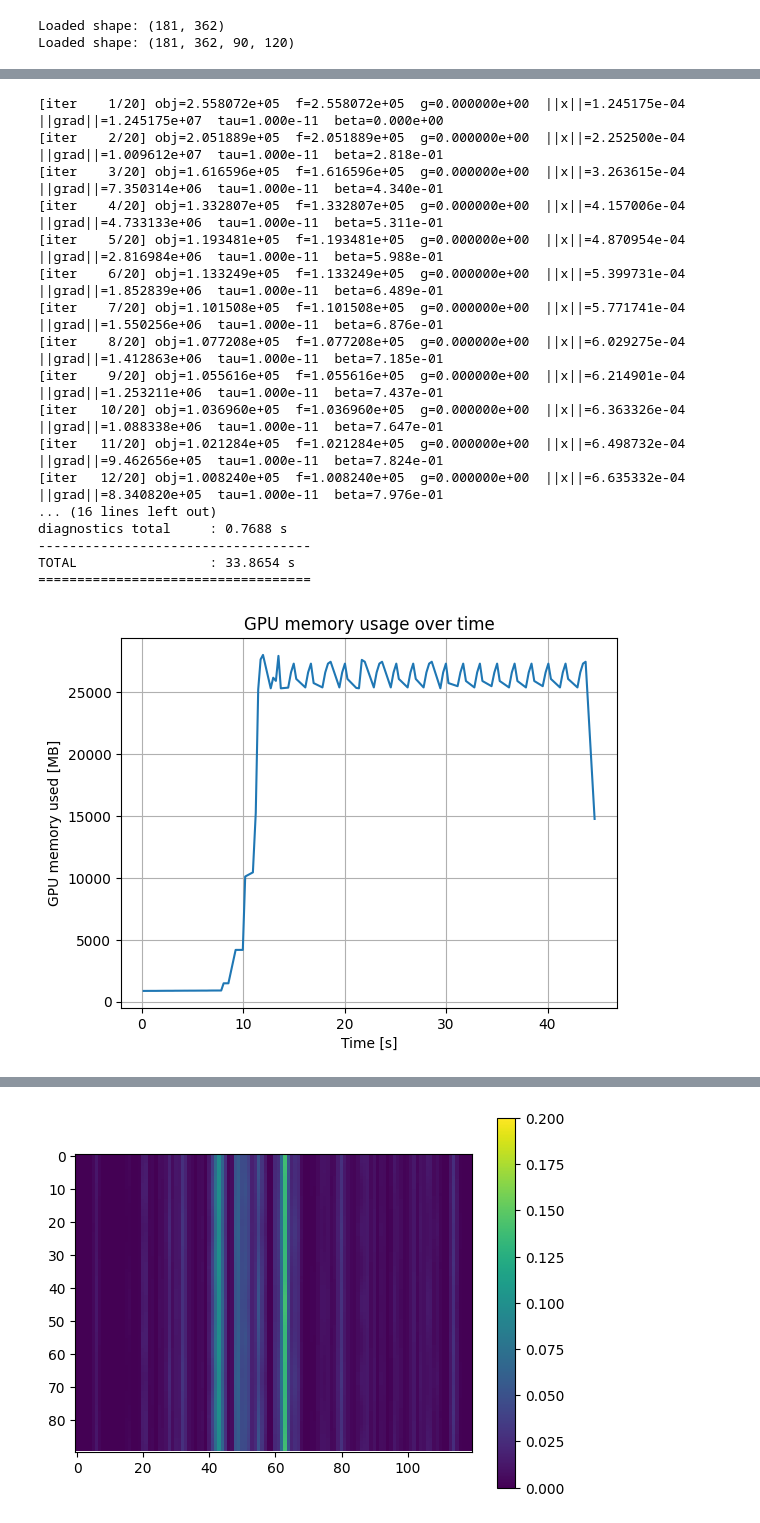
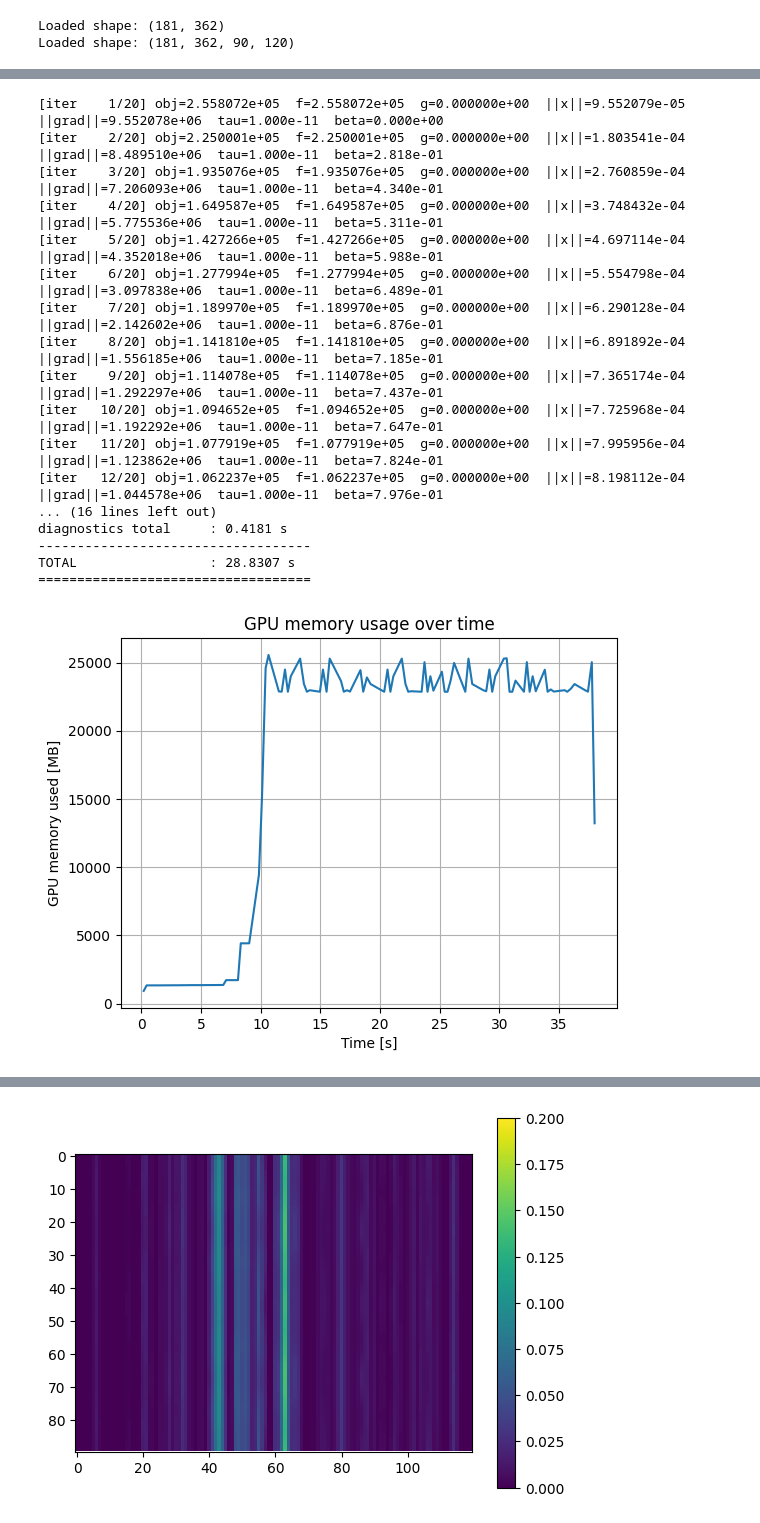
Before and after one commit to msaca-okse/basis_adaptive_textom, a Jupyter notebook: testing/bb_texture_analysis.ipynb, the cells around one changed output, grey strips where cells are left out. Cells and saved outputs as stored; diff of their text form; code cells hidden in the pictures.

```diff
--- a/testing/bb_texture_analysis.ipynb
+++ b/testing/bb_texture_analysis.ipynb
@@ -40,5 +38,4 @@ ModuleNotFoundError: No module named 'package.cil_addons'
 # %%
-#config_path = "configs/aluminum_config_small.yaml"
 config_path = "configs/bb_config_1.yaml"
 
 with open(config_path, 'r') as f:
@@ -47,7 +44,6 @@ with open(config_path, 'r') as f:
 grid_resolution_parameter = cfg['grid_resolution_parameter']
 kernel_sigma = cfg['kernel_sigma']
 N_theta = cfg['N_theta']
-min_two_theta = cfg['min_two_theta']
 N_chi = cfg['N_chi']
 N_rot = cfg['N_rot']
 Nx = cfg['Nx']
@@ -86,11 +80,17 @@ NameError: name 'cif_path' is not defined
 # %%
-grids_list = []
-for i_mat in range(N_mat):
-    pg = materials[i_mat].point_group_matrices
-    pg_mats = pg.reshape(-1, 3, 3)
-    pg_rotations = ROT.from_matrix(pg_mats)
-    grid = grids.hopf_grid(7, pg_rotations)
-    grids_list.append(grid)
+grid_resolution_parameter = 6      # example
+kernel_sigma = 0.25                # example
+sigma_levels = [kernel_sigma]      # start with single level
+
+grids = []
+
+for mat in materials:
+    tree = OrientationTree.from_hopf_fzone(
+        mat.point_group_matrices,
+        grid_resolution_parameter=grid_resolution_parameter,
+        sigma_levels=sigma_levels,
+    )
+    grids.append(tree)
 # %%
 with h5py.File(datapath + absorption_file, 'r') as file:
     # Check the keys in the file (this shows the main datasets or groups)
@@ -187,7 +186,7 @@ gpu_log.start()
 op = PFO_OPENCL_BATCHED(
         cfg = cfg,
         materials=materials,
-        grids = grids_list,
+        grids = grids,
         two_thetas = two_theta,
         verbose=False)
 
@@ -210,48 +209,48 @@ assert out_gpu.flags.c_contiguous
 op.set_pf_batch_max_gb(1.5)
 # l1 constant: 1e7
 # tv constant: 2e-6
 # L constant for l1: 5e11
 solver = FISTAHuberOpenCL(op, prox_kind="nonneg", lam=1e2, L=1e11, huber_delta=0.1)
 
 
 x_sol_gpu = solver.run(x0_gpu, out_gpu, niter=20, verbose=1, diagnostics_interval=1)
 coeffs = x_sol_gpu.get().transpose((0,1,2))[::-1,::-1]
 # op.free_memory()
 # del x_sol_gpu
 # del out_gpu
 # del x0_gpu
 # gc.collect()
 
 gpu_log.stop()
 
 t, mem = gpu_log.as_arrays()
 import matplotlib.pyplot as plt
 
 plt.plot(t, mem)
 plt.xlabel("Time [s]")
 plt.ylabel("GPU memory used [MB]")
 plt.title("GPU memory usage over time")
 plt.grid(True)
 plt.show()
 # %% [output]
-[iter    1/20] obj=2.558072e+05  f=2.558072e+05  g=0.000000e+00  ||x||=1.245175e-04  ||grad||=1.245175e+07  tau=1.000e-11  beta=0.000e+00
-[iter    2/20] obj=2.051889e+05  f=2.051889e+05  g=0.000000e+00  ||x||=2.252500e-04  ||grad||=1.009612e+07  tau=1.000e-11  beta=2.818e-01
-[iter    3/20] obj=1.616596e+05  f=1.616596e+05  g=0.000000e+00  ||x||=3.263615e-04  ||grad||=7.350314e+06  tau=1.000e-11  beta=4.340e-01
-[iter    4/20] obj=1.332807e+05  f=1.332807e+05  g=0.000000e+00  ||x||=4.157006e-04  ||grad||=4.733133e+06  tau=1.000e-11  beta=5.311e-01
-[iter    5/20] obj=1.193481e+05  f=1.193481e+05  g=0.000000e+00  ||x||=4.870954e-04  ||grad||=2.816984e+06  tau=1.000e-11  beta=5.988e-01
-[iter    6/20] obj=1.133249e+05  f=1.133249e+05  g=0.000000e+00  ||x||=5.399731e-04  ||grad||=1.852839e+06  tau=1.000e-11  beta=6.489e-01
-[iter    7/20] obj=1.101508e+05  f=1.101508e+05  g=0.000000e+00  ||x||=5.771741e-04  ||grad||=1.550256e+06  tau=1.000e-11  beta=6.876e-01
-[iter    8/20] obj=1.077208e+05  f=1.077208e+05  g=0.000000e+00  ||x||=6.029275e-04  ||grad||=1.412863e+06  tau=1.000e-11  beta=7.185e-01
-[iter    9/20] obj=1.055616e+05  f=1.055616e+05  g=0.000000e+00  ||x||=6.214901e-04  ||grad||=1.253211e+06  tau=1.000e-11  beta=7.437e-01
-[iter   10/20] obj=1.036960e+05  f=1.036960e+05  g=0.000000e+00  ||x||=6.363326e-04  ||grad||=1.088338e+06  tau=1.000e-11  beta=7.647e-01
-[iter   11/20] obj=1.021284e+05  f=1.021284e+05  g=0.000000e+00  ||x||=6.498732e-04  ||grad||=9.462656e+05  tau=1.000e-11  beta=7.824e-01
-[iter   12/20] obj=1.008240e+05  f=1.008240e+05  g=0.000000e+00  ||x||=6.635332e-04  ||grad||=8.340820e+05  tau=1.000e-11  beta=7.976e-01
+[iter    1/20] obj=2.558072e+05  f=2.558072e+05  g=0.000000e+00  ||x||=9.552079e-05  ||grad||=9.552078e+06  tau=1.000e-11  beta=0.000e+00
+[iter    2/20] obj=2.250001e+05  f=2.250001e+05  g=0.000000e+00  ||x||=1.803541e-04  ||grad||=8.489510e+06  tau=1.000e-11  beta=2.818e-01
+[iter    3/20] obj=1.935076e+05  f=1.935076e+05  g=0.000000e+00  ||x||=2.760859e-04  ||grad||=7.206093e+06  tau=1.000e-11  beta=4.340e-01
+[iter    4/20] obj=1.649587e+05  f=1.649587e+05  g=0.000000e+00  ||x||=3.748432e-04  ||grad||=5.775536e+06  tau=1.000e-11  beta=5.311e-01
+[iter    5/20] obj=1.427266e+05  f=1.427266e+05  g=0.000000e+00  ||x||=4.697114e-04  ||grad||=4.352018e+06  tau=1.000e-11  beta=5.988e-01
+[iter    6/20] obj=1.277994e+05  f=1.277994e+05  g=0.000000e+00  ||x||=5.554798e-04  ||grad||=3.097838e+06  tau=1.000e-11  beta=6.489e-01
+[iter    7/20] obj=1.189970e+05  f=1.189970e+05  g=0.000000e+00  ||x||=6.290128e-04  ||grad||=2.142602e+06  tau=1.000e-11  beta=6.876e-01
+[iter    8/20] obj=1.141810e+05  f=1.141810e+05  g=0.000000e+00  ||x||=6.891892e-04  ||grad||=1.556185e+06  tau=1.000e-11  beta=7.185e-01
+[iter    9/20] obj=1.114078e+05  f=1.114078e+05  g=0.000000e+00  ||x||=7.365174e-04  ||grad||=1.292297e+06  tau=1.000e-11  beta=7.437e-01
+[iter   10/20] obj=1.094652e+05  f=1.094652e+05  g=0.000000e+00  ||x||=7.725968e-04  ||grad||=1.192292e+06  tau=1.000e-11  beta=7.647e-01
+[iter   11/20] obj=1.077919e+05  f=1.077919e+05  g=0.000000e+00  ||x||=7.995956e-04  ||grad||=1.123862e+06  tau=1.000e-11  beta=7.824e-01
+[iter   12/20] obj=1.062237e+05  f=1.062237e+05  g=0.000000e+00  ||x||=8.198112e-04  ||grad||=1.044578e+06  tau=1.000e-11  beta=7.976e-01
 ... (16 lines left out)
-diagnostics total     : 0.7688 s
+diagnostics total     : 0.4181 s
 -----------------------------------
-TOTAL                 : 33.8654 s
+TOTAL                 : 28.8307 s
 ===================================
-[figure, old version]
+[figure, new version]
 # %%
 plt.imshow(coeffs.sum(axis=-1))
 # %% [output]
```
Also changed, not shown: parts of 18 cells of this notebook, 6 other files.
